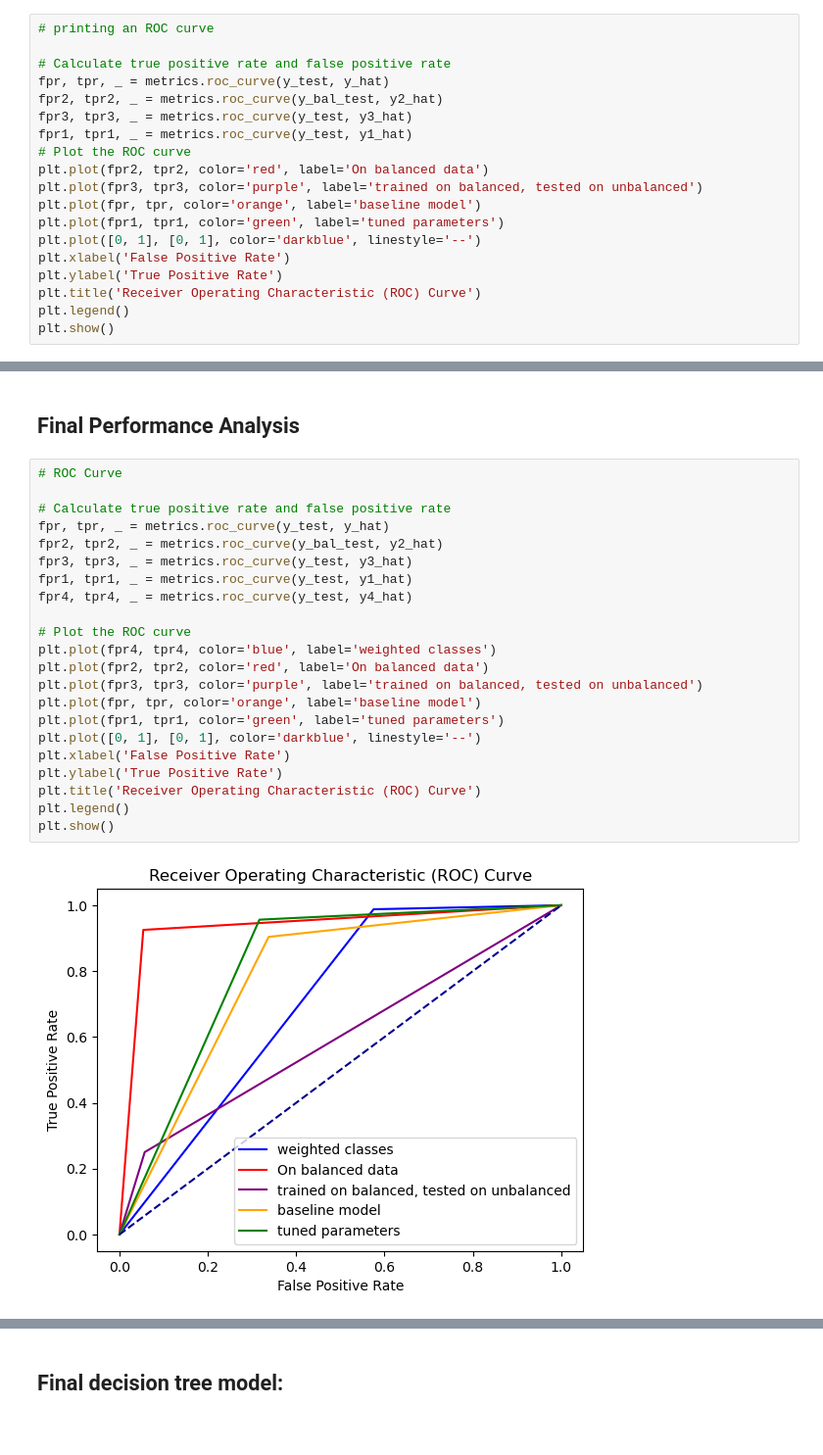
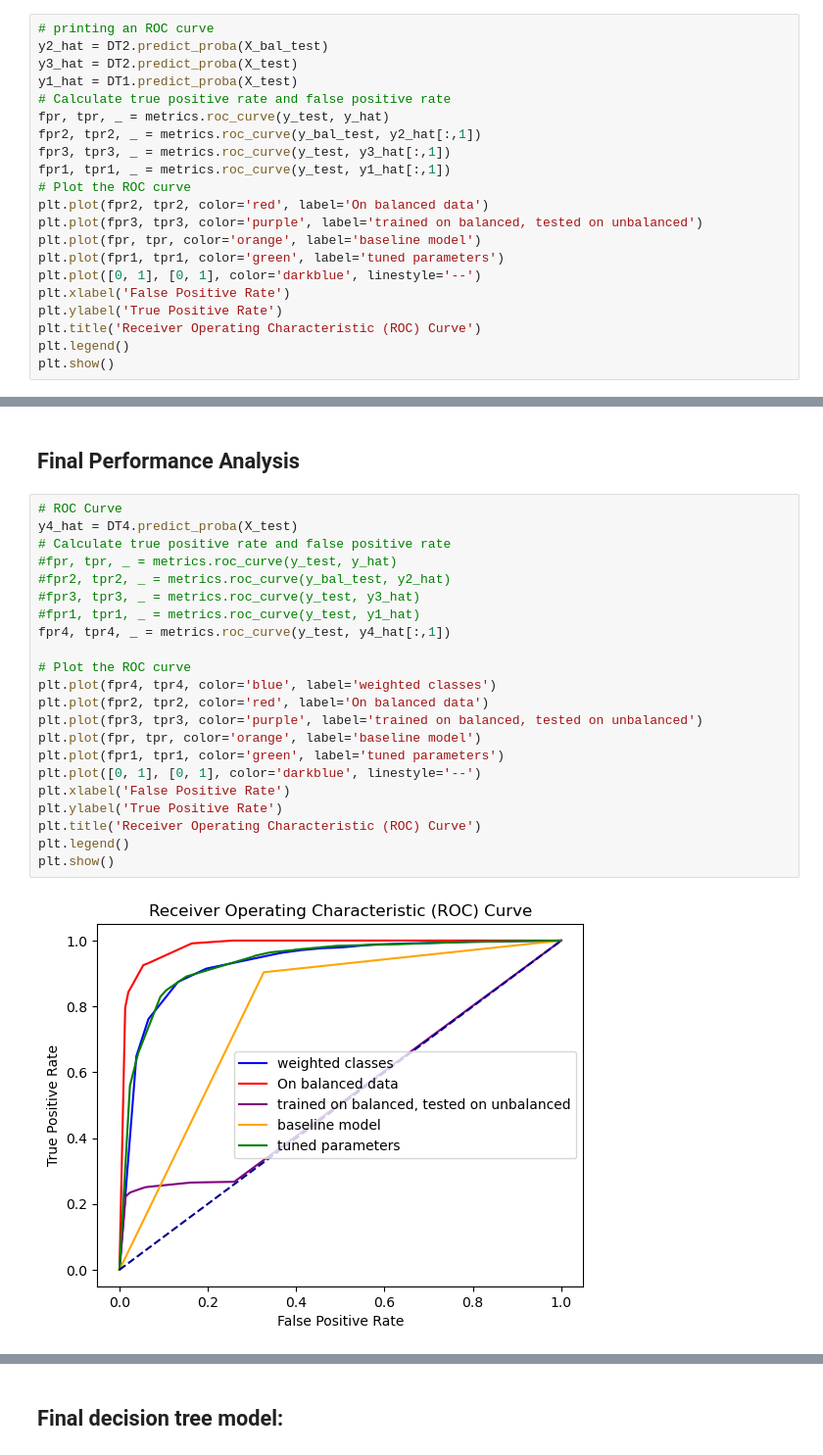
Before and after one commit to christianndjanda/-DST_Assessment_1_Group_4, a Jupyter notebook: KatherineW/Decision Tree- Tuning parameters.ipynb, the cells around one changed output, grey strips where cells are left out. Shown at 98% size. Saved outputs shown, nothing was run; the diff lists cells and outputs as text.

```diff
--- a/KatherineW/Decision Tree- Tuning parameters.ipynb
+++ b/KatherineW/Decision Tree- Tuning parameters.ipynb
@@ -276,12 +325,14 @@ It now looks like this new model is assuming nearly all of the loans are unpaid.
 ## Comparing all three models
 # %%
 # printing an ROC curve
-
+y2_hat = DT2.predict_proba(X_bal_test)
+y3_hat = DT2.predict_proba(X_test)
+y1_hat = DT1.predict_proba(X_test)
 # Calculate true positive rate and false positive rate
 fpr, tpr, _ = metrics.roc_curve(y_test, y_hat)
-fpr2, tpr2, _ = metrics.roc_curve(y_bal_test, y2_hat)
-fpr3, tpr3, _ = metrics.roc_curve(y_test, y3_hat)
-fpr1, tpr1, _ = metrics.roc_curve(y_test, y1_hat)
+fpr2, tpr2, _ = metrics.roc_curve(y_bal_test, y2_hat[:,1])
+fpr3, tpr3, _ = metrics.roc_curve(y_test, y3_hat[:,1])
+fpr1, tpr1, _ = metrics.roc_curve(y_test, y1_hat[:,1])
 # Plot the ROC curve
 plt.plot(fpr2, tpr2, color='red', label='On balanced data')
 plt.plot(fpr3, tpr3, color='purple', label='trained on balanced, tested on unbalanced')
@@ -322,26 +373,26 @@ Seems that changing the class weighting won't improve our results from the intia
 ## Final Performance Analysis
 # %%
 # ROC Curve
-
+y4_hat = DT4.predict_proba(X_test)
 # Calculate true positive rate and false positive rate
-fpr, tpr, _ = metrics.roc_curve(y_test, y_hat)
-fpr2, tpr2, _ = metrics.roc_curve(y_bal_test, y2_hat)
-fpr3, tpr3, _ = metrics.roc_curve(y_test, y3_hat)
-fpr1, tpr1, _ = metrics.roc_curve(y_test, y1_hat)
-fpr4, tpr4, _ = metrics.roc_curve(y_test, y4_hat)
+#fpr, tpr, _ = metrics.roc_curve(y_test, y_hat)
+#fpr2, tpr2, _ = metrics.roc_curve(y_bal_test, y2_hat)
+#fpr3, tpr3, _ = metrics.roc_curve(y_test, y3_hat)
+#fpr1, tpr1, _ = metrics.roc_curve(y_test, y1_hat)
+fpr4, tpr4, _ = metrics.roc_curve(y_test, y4_hat[:,1])
 
 # Plot the ROC curve
 plt.plot(fpr4, tpr4, color='blue', label='weighted classes')
 plt.plot(fpr2, tpr2, color='red', label='On balanced data')
 plt.plot(fpr3, tpr3, color='purple', label='trained on balanced, tested on unbalanced')
 plt.plot(fpr, tpr, color='orange', label='baseline model')
 plt.plot(fpr1, tpr1, color='green', label='tuned parameters')
 plt.plot([0, 1], [0, 1], color='darkblue', linestyle='--')
 plt.xlabel('False Positive Rate')
 plt.ylabel('True Positive Rate')
 plt.title('Receiver Operating Characteristic (ROC) Curve')
 plt.legend()
 plt.show()
 # %% [output]
-[figure, old version]
+[figure, new version]
 # %% [markdown]
```
Also changed, not shown: parts of 21 cells of this notebook.
